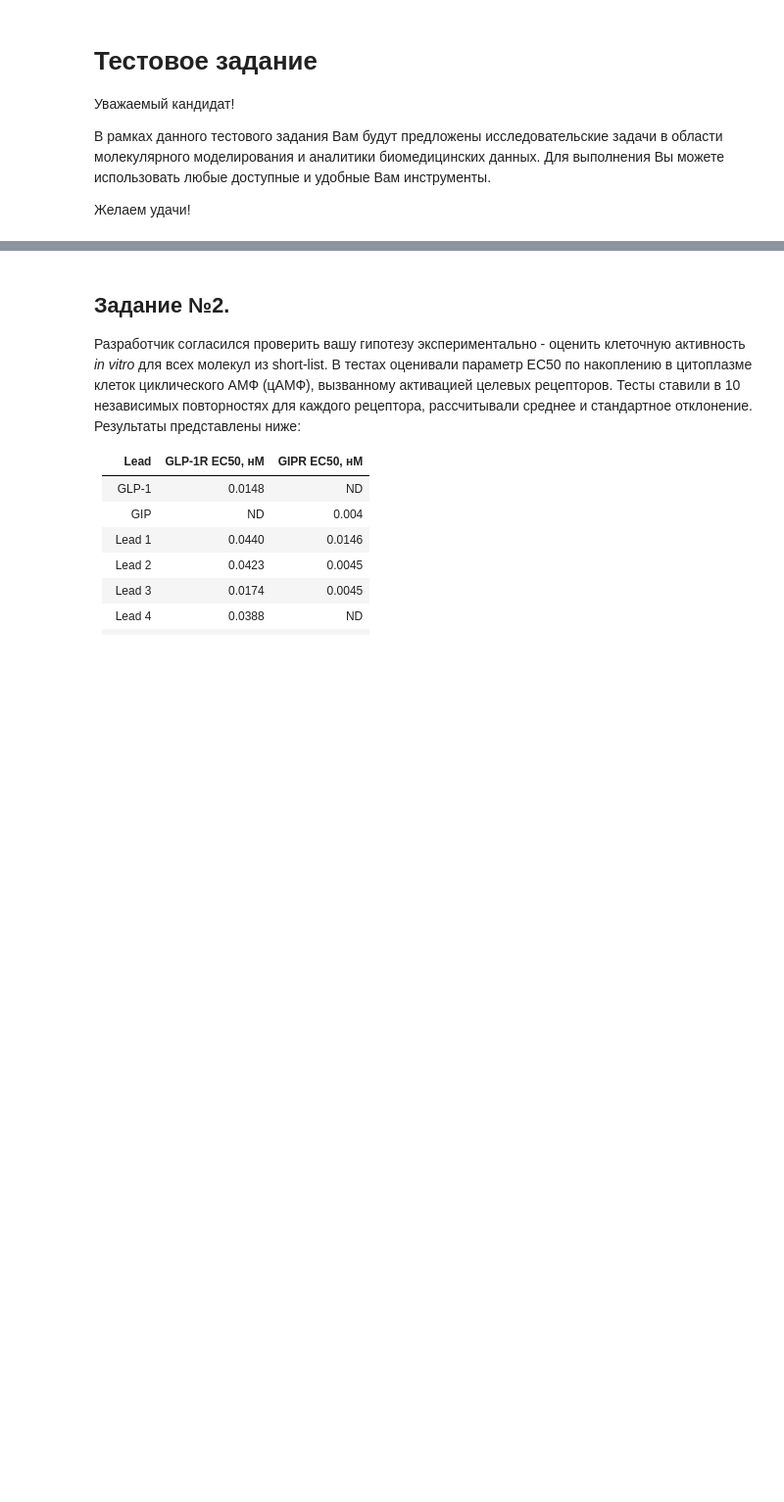
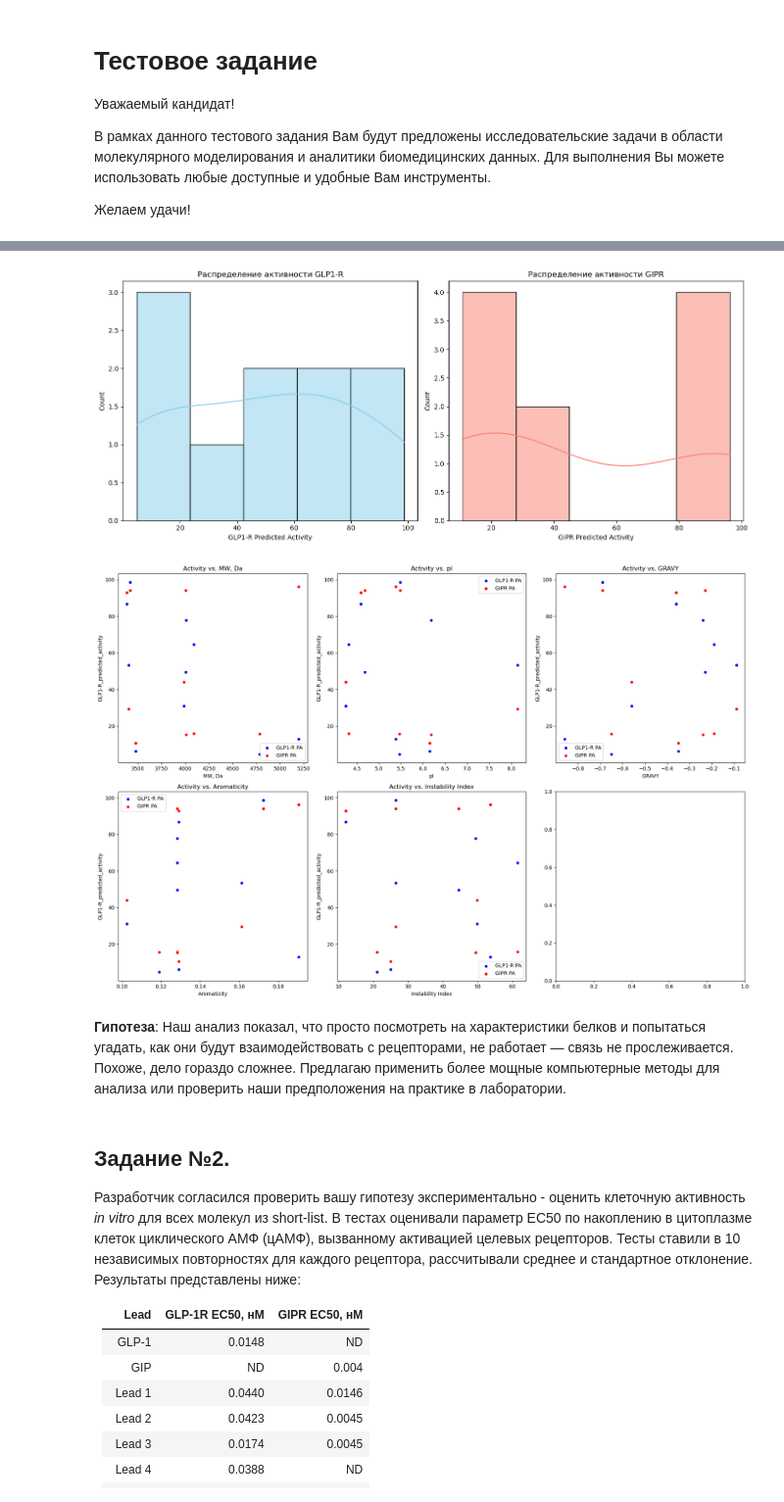
Before and after one commit to SergeiNikolenko/geropharm-test_case, a Jupyter notebook: test_task_2024.ipynb, the cells around one changed output, grey strips where cells are left out. Shown at 98% size. Cells and saved outputs as stored; diff of their text form; code cells hidden in the pictures; blank space fills up the shorter version.

```diff
--- a/test_task_2024.ipynb
+++ b/test_task_2024.ipynb
@@ -96,3 +127,39 @@ display(df)
+# %%
+
+plt.figure(figsize=(14, 6))
+
+plt.subplot(1, 2, 1)
+sns.histplot(data['GLP1-R_predicted_activity'], kde=True, color='skyblue')
+plt.title('Распределение активности GLP1-R')
+plt.xlabel('GLP1-R Predicted Activity')
+plt.ylabel('Count')
+
+plt.subplot(1, 2, 2)
+sns.histplot(data['GIPR_predicted_activity'], kde=True, color='salmon')
+plt.title('Распределение активности GIPR')
+plt.xlabel('GIPR Predicted Activity')
+plt.ylabel('Count')
+
+plt.tight_layout()
+plt.show()
+
+fig, axes = plt.subplots(2, 3, figsize=(18, 12))
+axes = axes.flatten()
+descriptors = ['MW, Da', 'pI', 'GRAVY', 'Aromaticity', 'Instability Index']
+
+for i, descriptor in enumerate(descriptors):
+    sns.scatterplot(ax=axes[i], data=data, x=descriptor, y='GLP1-R_predicted_activity', color='blue', label='GLP1-R PA')
+    sns.scatterplot(ax=axes[i], data=data, x=descriptor, y='GIPR_predicted_activity', color='red', label='GIPR PA')
+    axes[i].set_title(f'Activity vs. {descriptor}')
+    axes[i].legend()
+
+plt.tight_layout()
+plt.show()
+# %% [output]
+[figure, added]
+[figure, added]
+# %% [markdown]
+**Гипотеза**: Наш анализ показал, что просто посмотреть на характеристики белков и попытаться угадать, как они будут взаимодействовать с рецепторами, не работает — связь не прослеживается. Похоже, дело гораздо сложнее. Предлагаю применить более мощные компьютерные методы для анализа или проверить наши предположения на практике в лаборатории.
 # %% [markdown]
 ## **Задание №2.**
 
```
Also changed, not shown: parts of 17 cells of this notebook, 16 other files.
